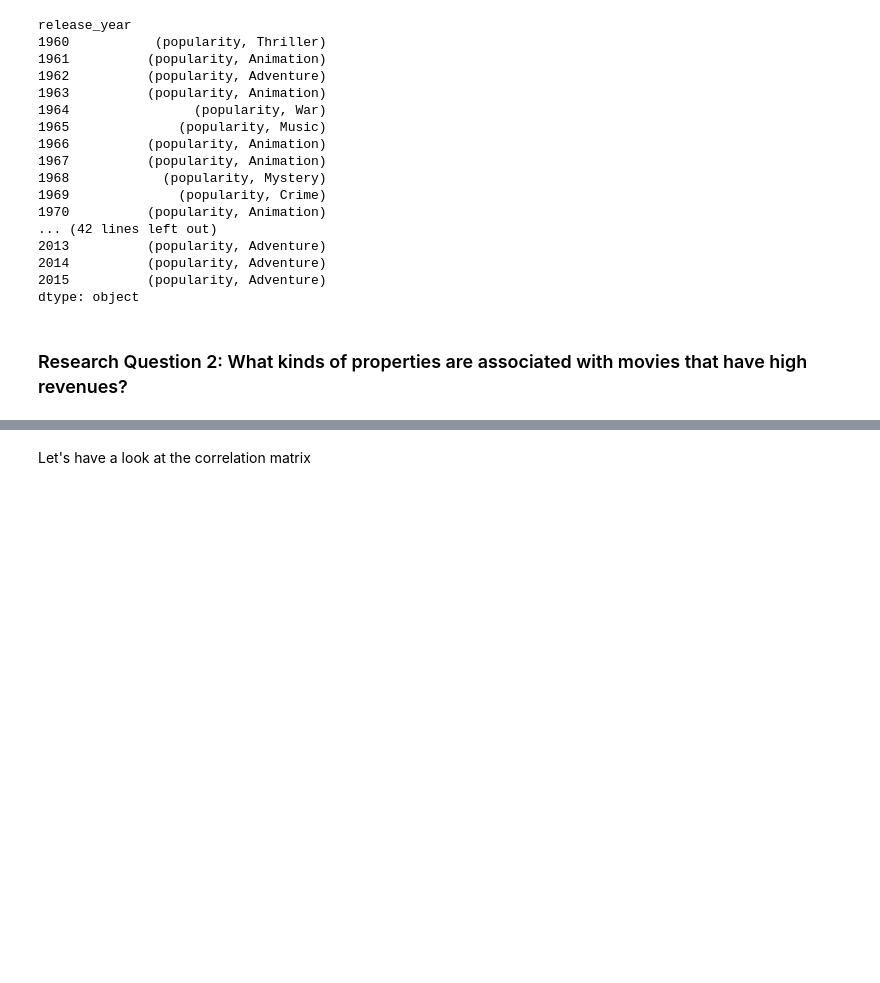
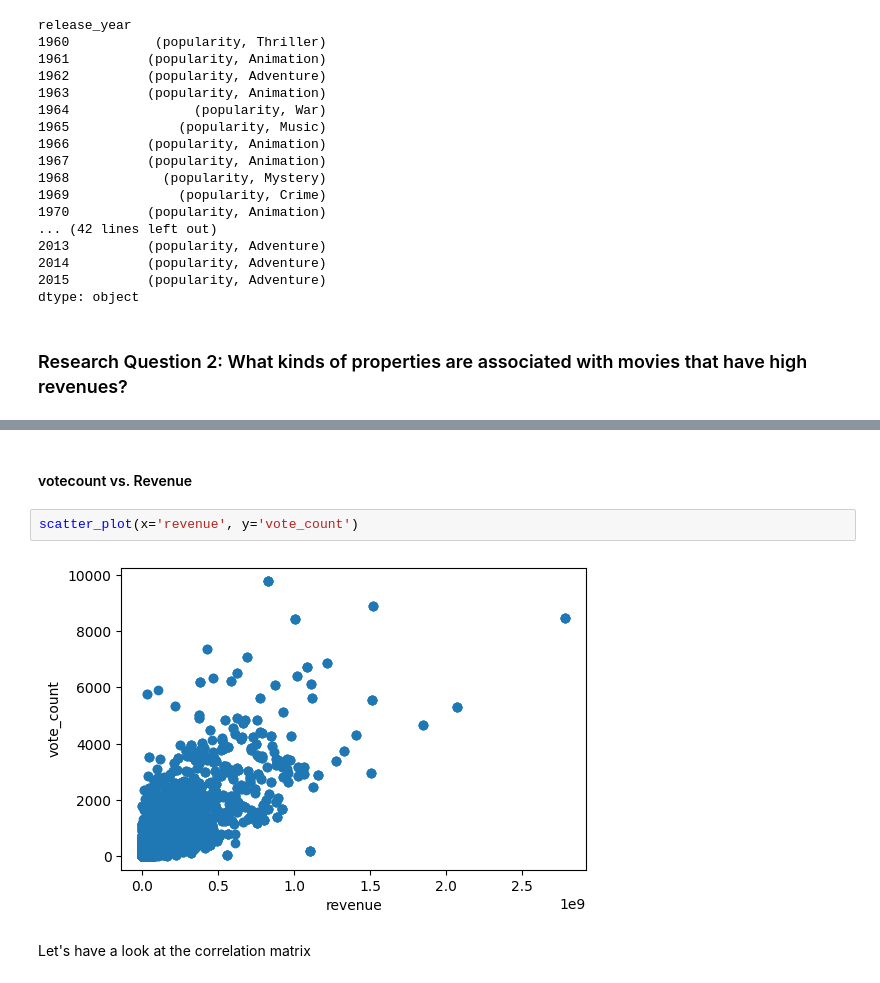
Before and after one commit to imagineazhar/Data-Analysis, a Jupyter notebook: 1- IMDB Movies/Imdb_ratings.ipynb, the cells around one changed output, grey strips where cells are left out. Drawn from its saved outputs; the diff is of its cells as text; blank space fills up the shorter version.

```diff
--- a/1- IMDB Movies/Imdb_ratings.ipynb
+++ b/1- IMDB Movies/Imdb_ratings.ipynb
@@ -268,3 +297,9 @@ dtype: object
+# %% [markdown]
+#### votecount vs. Revenue
+# %%
+scatter_plot(x='revenue', y='vote_count')
+# %% [output]
+[figure, added]
 # %% [markdown]
 Let's have a look at the correlation matrix
 # %%
```
Also changed, not shown: parts of 7 cells of this notebook.
